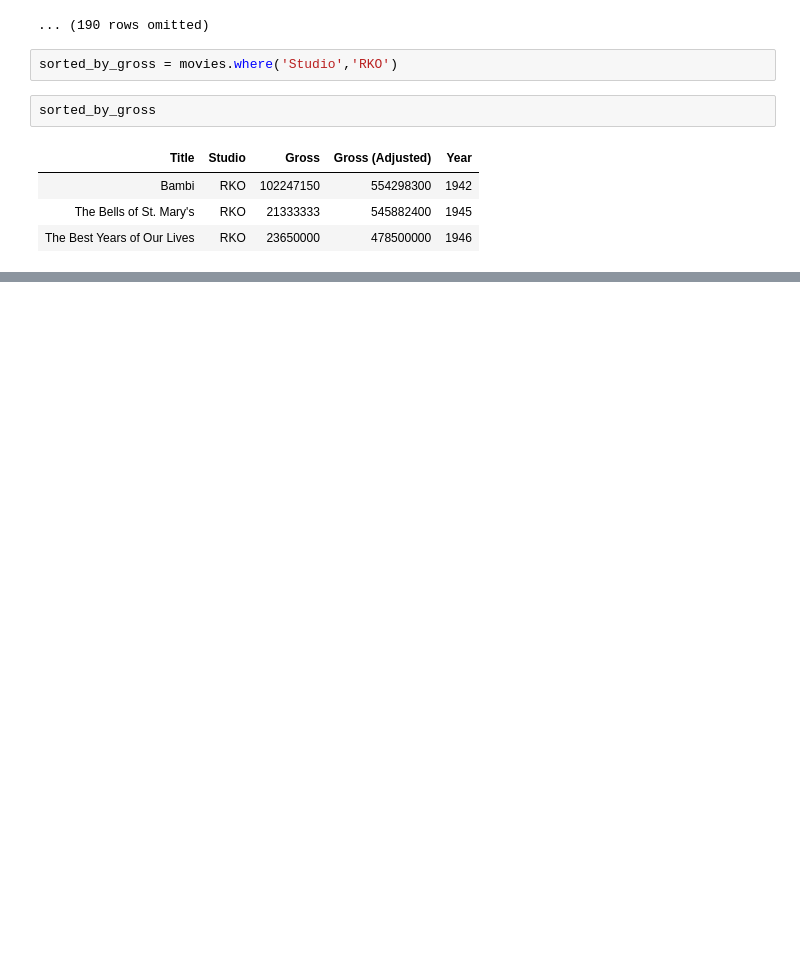
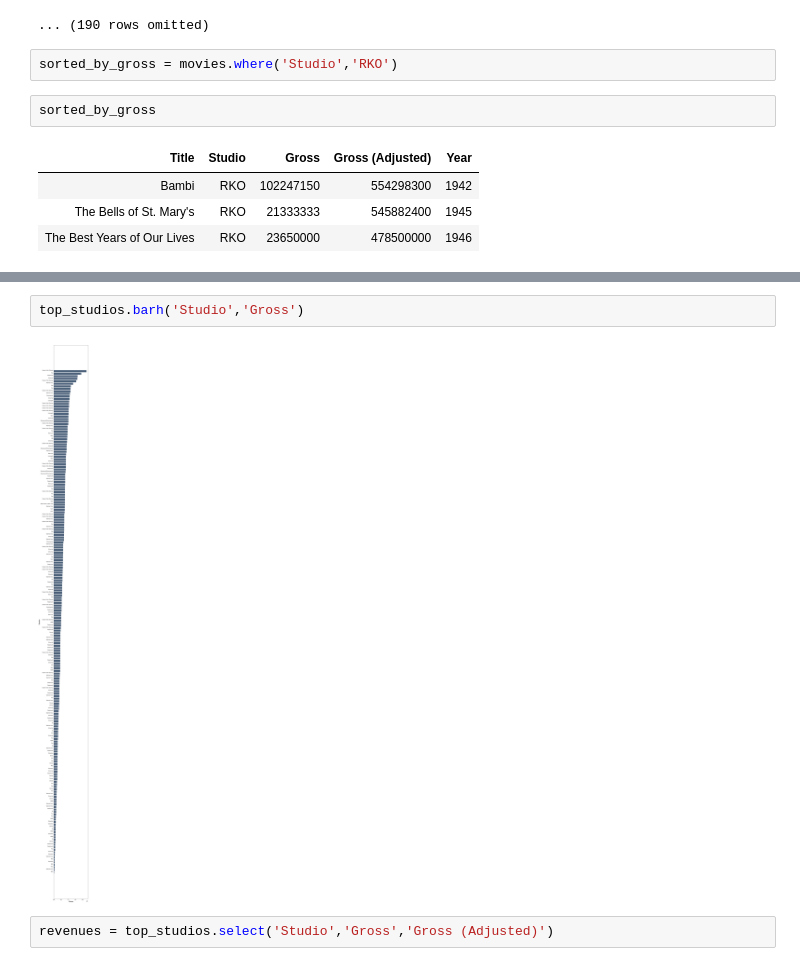
Before and after one commit to shionguha/cosc3570-introdatascience-fa18, a Jupyter notebook: aug30-sep4-in-class.ipynb, the cells around one changed output, grey strips where cells are left out. Drawn from its saved outputs; the diff is of its cells as text; blank space fills up the shorter version.

```diff
--- a/aug30-sep4-in-class.ipynb
+++ b/aug30-sep4-in-class.ipynb
@@ -186,0 +242,6 @@ sorted_by_gross
+# %%
+top_studios.barh('Studio','Gross')
+# %% [output]
+[figure, added]
+# %%
+revenues = top_studios.select('Studio','Gross','Gross (Adjusted)')
```
Also changed, not shown: parts of 17 cells of this notebook.
